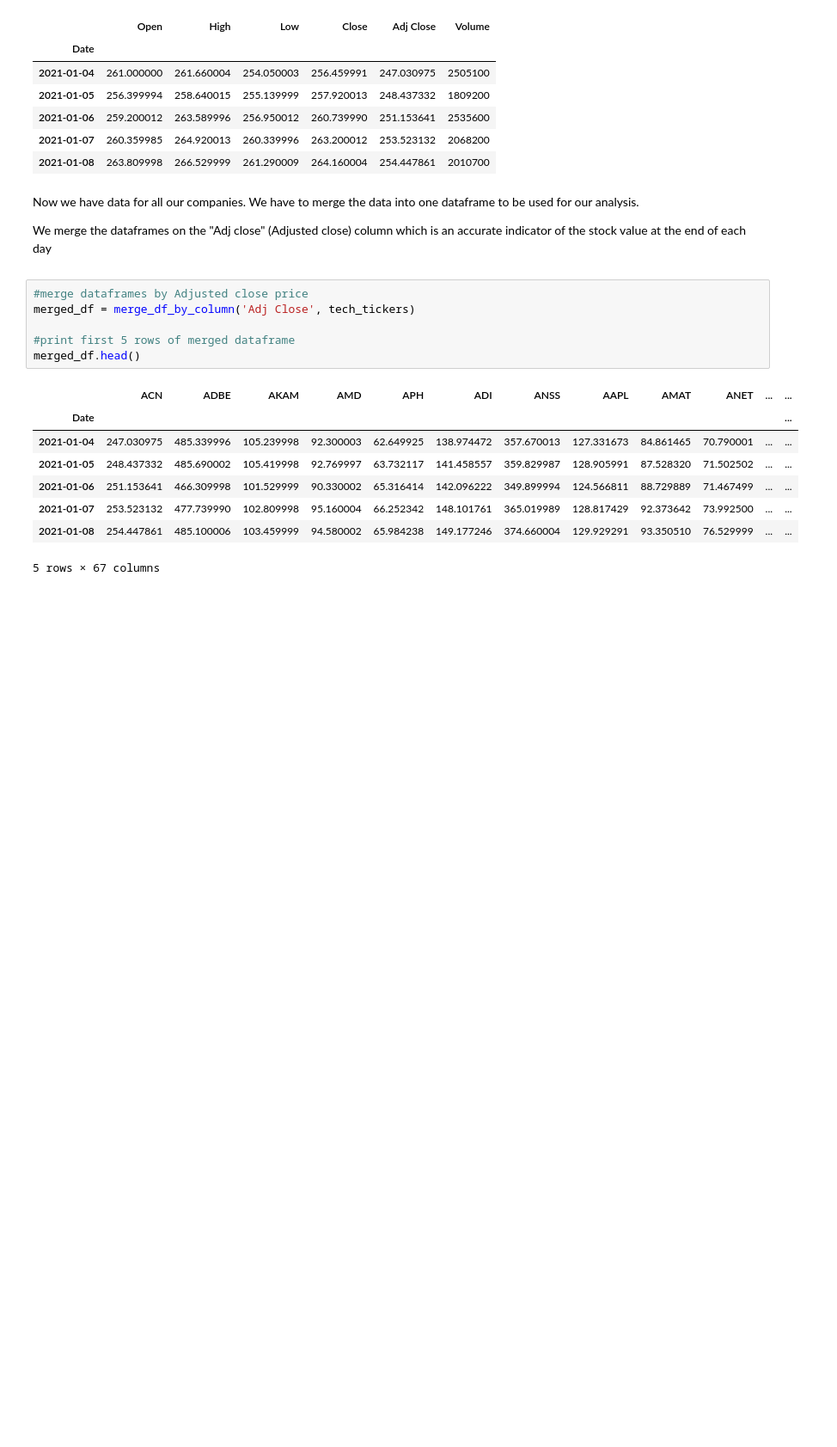
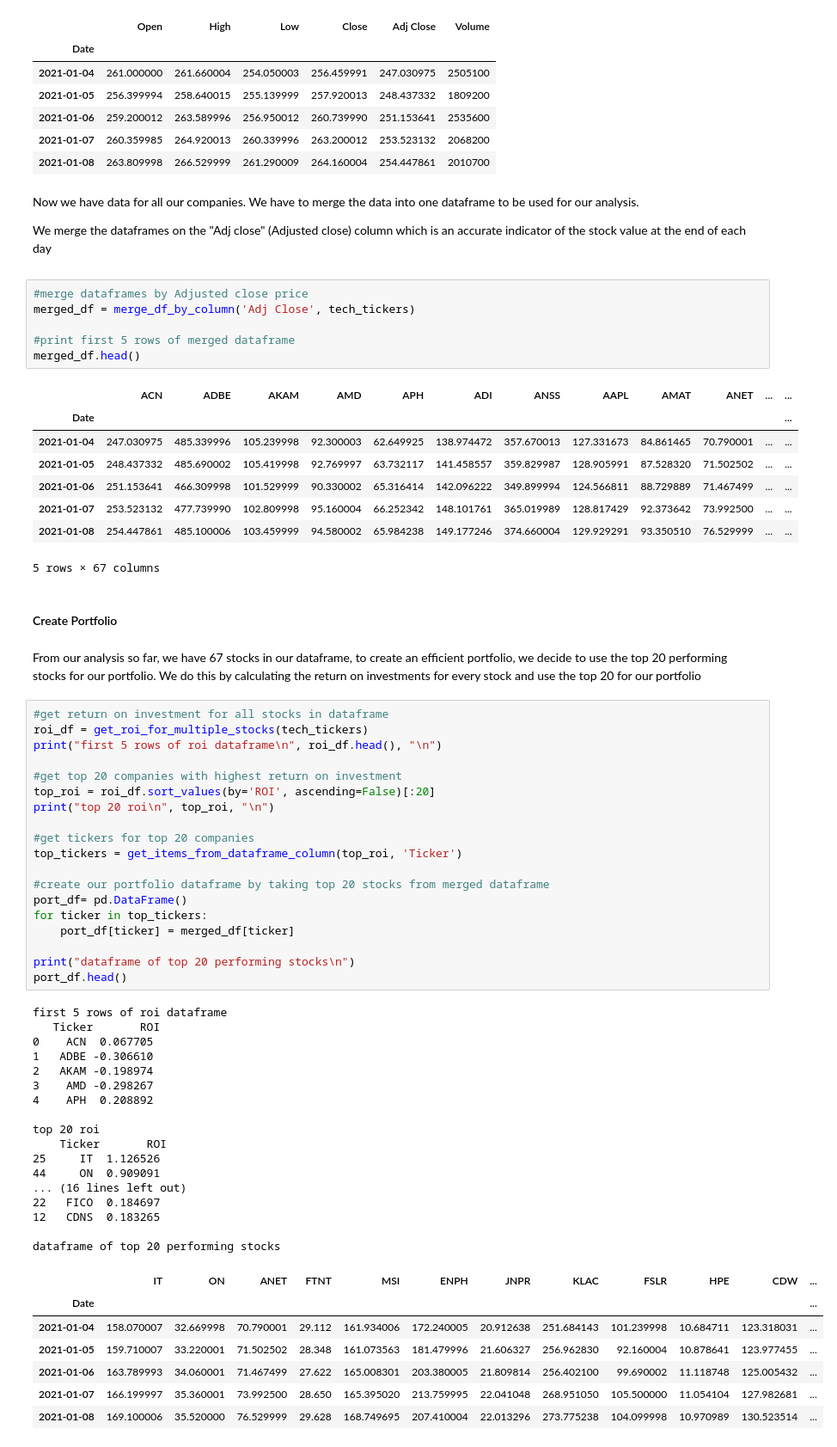
Before and after one commit to Tobi-Ade/Markowitz-Modern-Portfolio-Theory, a Jupyter notebook: MPT.ipynb, the cells around one changed output. Shown: that part at 86% size. Drawn from its saved outputs; the diff is of its cells as text; blank space fills up the shorter version.

Commit message:
calc returns

```diff
--- a/MPT.ipynb
+++ b/MPT.ipynb
@@ -259,3 +259,51 @@ merged_df.head()
 | 2021-01-07 | 253.523132 | 477.739990 | 102.809998 | 95.160004 | 66.252342 | 148.101761 | 365.019989 | 128.817429 | 92.373642 | 73.992500 | ... | ... |
 | 2021-01-08 | 254.447861 | 485.100006 | 103.459999 | 94.580002 | 65.984238 | 149.177246 | 374.660004 | 129.929291 | 93.350510 | 76.529999 | ... | ... |
 5 rows × 67 columns
+# %% [markdown]
+#### Create Portfolio
+# %% [markdown]
+From our analysis so far, we have 67 stocks in our dataframe, to create an efficient portfolio, we decide to use the top 20 performing stocks for our portfolio. We do this by calculating the return on investments for every stock and use the top 20 for our portfolio
+# %%
+#get return on investment for all stocks in dataframe
+roi_df = get_roi_for_multiple_stocks(tech_tickers)
+print("first 5 rows of roi dataframe\n", roi_df.head(), "\n")
+
+#get top 20 companies with highest return on investment
+top_roi = roi_df.sort_values(by='ROI', ascending=False)[:20]
+print("top 20 roi\n", top_roi, "\n")
+
+#get tickers for top 20 companies
+top_tickers = get_items_from_dataframe_column(top_roi, 'Ticker')
+
+#create our portfolio dataframe by taking top 20 stocks from merged dataframe
+port_df= pd.DataFrame()
+for ticker in top_tickers:
+    port_df[ticker] = merged_df[ticker]
+
+print("dataframe of top 20 performing stocks\n")
+port_df.head()
+# %% [output]
+first 5 rows of roi dataframe
+   Ticker       ROI
+0    ACN  0.067705
+1   ADBE -0.306610
+2   AKAM -0.198974
+3    AMD -0.298267
+4    APH  0.208892
+
+top 20 roi
+    Ticker       ROI
+25     IT  1.126526
+44     ON  0.909091
+... (16 lines left out)
+22   FICO  0.184697
+12   CDNS  0.183265
+
+dataframe of top 20 performing stocks
+|  | IT | ON | ANET | FTNT | MSI | ENPH | JNPR | KLAC | FSLR | HPE | CDW | ... |
+| Date |  |  |  |  |  |  |  |  |  |  |  | ... |
+| 2021-01-04 | 158.070007 | 32.669998 | 70.790001 | 29.112 | 161.934006 | 172.240005 | 20.912638 | 251.684143 | 101.239998 | 10.684711 | 123.318031 | ... |
+| 2021-01-05 | 159.710007 | 33.220001 | 71.502502 | 28.348 | 161.073563 | 181.479996 | 21.606327 | 256.962830 | 92.160004 | 10.878641 | 123.977455 | ... |
+| 2021-01-06 | 163.789993 | 34.060001 | 71.467499 | 27.622 | 165.008301 | 203.380005 | 21.809814 | 256.402100 | 99.690002 | 11.118748 | 125.005432 | ... |
+| 2021-01-07 | 166.199997 | 35.360001 | 73.992500 | 28.650 | 165.395020 | 213.759995 | 22.041048 | 268.951050 | 105.500000 | 11.054104 | 127.982681 | ... |
+| 2021-01-08 | 169.100006 | 35.520000 | 76.529999 | 29.628 | 168.749695 | 207.410004 | 22.013296 | 273.775238 | 104.099998 | 10.970989 | 130.523514 | ... |
```
